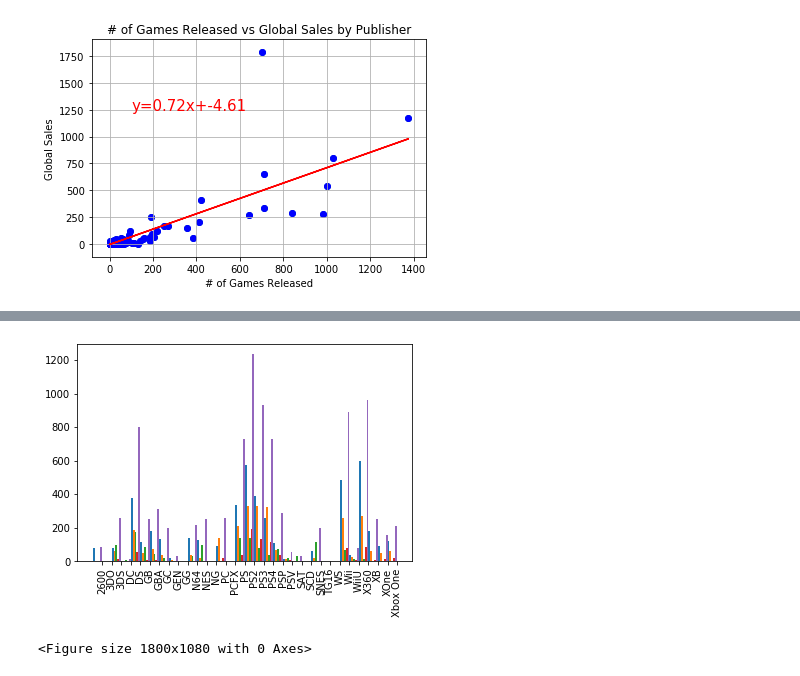
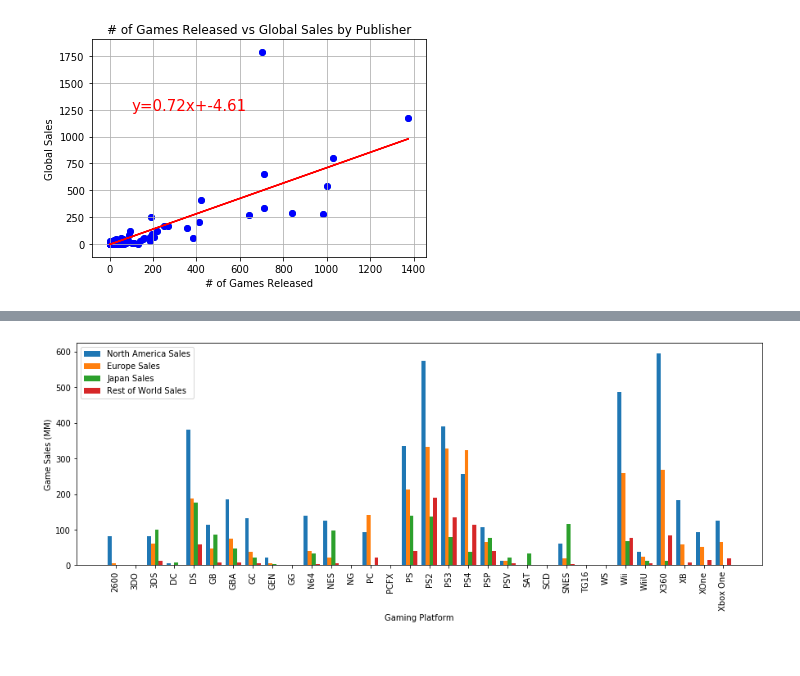
Before and after one commit to tylerspck/Video_Game_Sale_Analysis, a Jupyter notebook: Untitled.ipynb, the cells around one changed output, grey strips where cells are left out. Drawn from its saved outputs; the diff is of its cells as text; code cells hidden in the pictures.

Commit message:
completed gaming platform multi bar chart

```diff
--- a/Untitled.ipynb
+++ b/Untitled.ipynb
@@ -206,21 +206,25 @@ byPlatform_df.sort_values(by='NA_Sales', ascending = False).head(20)
 | 2 | 3DS | 512 | 257.92 | 82.65 | 61.27 | 100.62 | 13.27 |
 | 0 | 2600 | 116 | 86.57 | 80.78 | 4.86 | 0.00 | 0.84 |
 | 23 | SNES | 239 | 200.05 | 61.23 | 19.04 | 116.55 | 3.22 |
-# %%
-x_positon = np.arange(len(byPlatform_df['Platform']))
-objects = byPlatform_df['Platform']
-Data = byPlatform_df[['Global_Sales', 'NA_Sales', 'EU_Sales', 'JP_Sales', 'Other_Sales']]
-
-
-
-plt.bar(x_positon-.4,NAPlatform,width = .2)
-plt.bar(x_positon-.2,EUPlatform,width = .2)
-plt.bar(x_positon,JPPlatform,width = .2)
-plt.bar(x_positon+.2,OtherPlatform,width = .2)
-plt.bar(x_positon+.4,byPlatform,width = .2)
-plt.xticks(x_positon+.5,objects,rotation = 90)
-plt.figure(figsize=(25,15))
-plt.show()
-# %% [output]
-[figure, removed]
-<Figure size 1800x1080 with 0 Axes>
+# %%
+x_positon = np.arange(len(byPlatform_df['Platform']))
+objects = byPlatform_df['Platform']
+Data = byPlatform_df[['Global_Sales', 'NA_Sales', 'EU_Sales', 'JP_Sales', 'Other_Sales']]
+w=0.2
+list_legend = ["North America Sales", "Europe Sales", "Japan Sales", "Rest of World Sales", "Global Sales(total sum)"]
+
+plt.figure(figsize=(15,5))
+ax1 = plt.subplot(1,1,1)
+NA=ax1.bar(x_positon-(w*2),byPlatform_df['NA_Sales'],width = w)
+EU=ax1.bar(x_positon-w,byPlatform_df['EU_Sales'],width = w)
+JP=ax1.bar(x_positon,byPlatform_df['JP_Sales'],width = w)
+OT=ax1.bar(x_positon+w,byPlatform_df['Other_Sales'],width = w)
+# GL=ax1.bar(x_positon+(w*2),byPlatform_df['Global_Sales'],width = w)
+plt.xticks(x_positon-w/2,objects,rotation = 90)
+
+ax1.legend([NA,EU,JP,OT],['North America Sales', 'Europe Sales', 'Japan Sales', 'Rest of World Sales'])
+plt.xlabel('Gaming Platform')
+plt.ylabel('Game Sales (MM)')
+plt.show()
+# %% [output]
+[figure, added]
```
